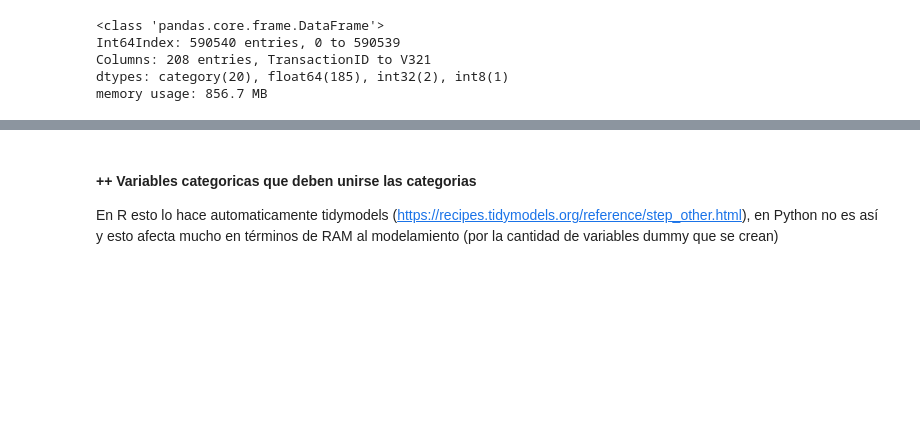
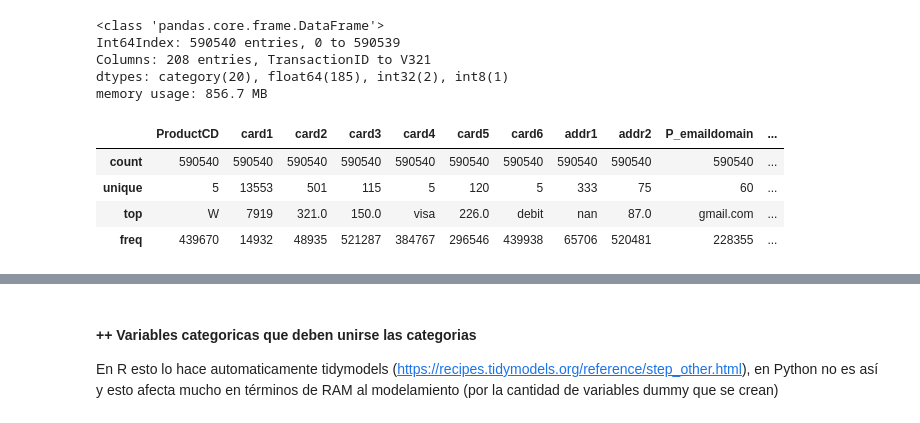
Before and after one commit to nestormontano/PrDS_2023_01_IEEE_Deteccion_Fraude, a Jupyter notebook: Scripts/IEEE_Deteccion_Fraude__EDA.ipynb, the cells around one changed output, grey strips where cells are left out. Cells and saved outputs as stored; diff of their text form; code cells hidden in the pictures; blank space fills up the shorter version.

```diff
--- a/Scripts/IEEE_Deteccion_Fraude__EDA.ipynb
+++ b/Scripts/IEEE_Deteccion_Fraude__EDA.ipynb
@@ -860,3 +860,13 @@ Int64Index: 590540 entries, 0 to 590539
 Columns: 208 entries, TransactionID to V321
 dtypes: category(20), float64(185), int32(2), int8(1)
 memory usage: 856.7 MB
+# %%
+# Mostramos las caracgterísticas de las variables categóricas,  Grupo Marianita, Herdiz, Erick
+
+train.describe(include=['category'])
+# %% [output]
+|  | ProductCD | card1 | card2 | card3 | card4 | card5 | card6 | addr1 | addr2 | P_emaildomain | ... |
+| count | 590540 | 590540 | 590540 | 590540 | 590540 | 590540 | 590540 | 590540 | 590540 | 590540 | ... |
+| unique | 5 | 13553 | 501 | 115 | 5 | 120 | 5 | 333 | 75 | 60 | ... |
+| top | W | 7919 | 321.0 | 150.0 | visa | 226.0 | debit | nan | 87.0 | gmail.com | ... |
+| freq | 439670 | 14932 | 48935 | 521287 | 384767 | 296546 | 439938 | 65706 | 520481 | 228355 | ... |
```
Also changed, not shown: parts of 2 cells of this notebook.
